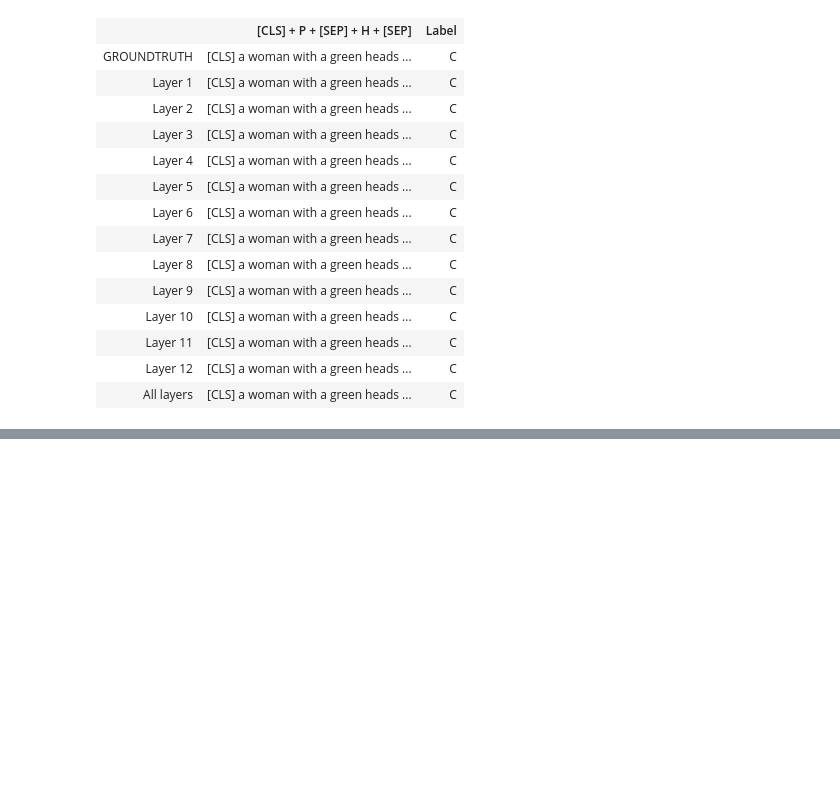
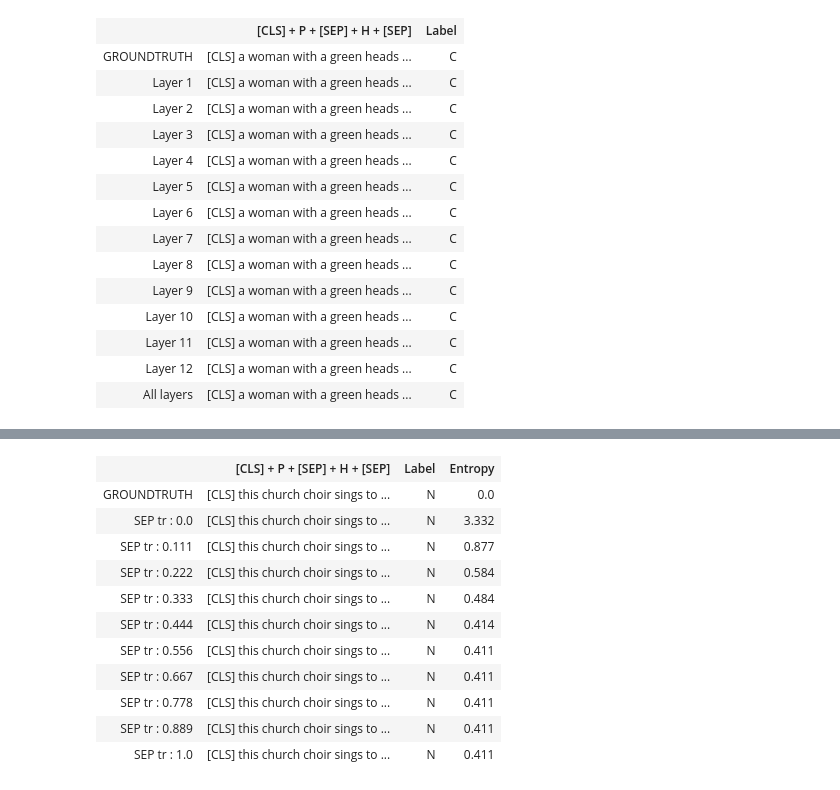
Before and after one commit to lolofo/stage_4_gm, a Jupyter notebook: attention_algorithms/notebooks/cls_study/Construction Visu.ipynb, the cells around one changed output, grey strips where cells are left out. Cells and saved outputs as stored; diff of their text form; code cells hidden in the pictures; blank space fills up the shorter version.

Commit message:
cls_studyé

```diff
--- a/attention_algorithms/notebooks/cls_study/Construction Visu.ipynb
+++ b/attention_algorithms/notebooks/cls_study/Construction Visu.ipynb
@@ -421,0 +426,12 @@ CLS map (keep specials tokens)
+# %%
+import pickle
+dir = os.path.join(".cache", "plots", "cls_study")
+with open(os.path.join(dir, "attention_sep_cls.pickle"), "rb") as f:
+    attention = pickle.load(f)
+# %%
+selection_map = np.maximum(attention["entailement"]["sep_1"].mean(axis=-1), attention["entailement"]["sep_2"].mean(axis=-1))
+selection_map += np.maximum(attention["neutral"]["sep_1"].mean(axis=-1), attention["neutral"]["sep_2"].mean(axis=-1))
+selection_map += np.maximum(attention["contradiction"]["sep_1"].mean(axis=-1), attention["contradiction"]["sep_2"].mean(axis=-1))
+selection_map /= 3
+
+selection_map = torch.tensor(selection_map)
@@ -421,0 +442,75 @@ CLS map (keep specials tokens)
+# %%
+INF = 1e30
+LABELS = ["E", "N", "C"]
+with torch.no_grad():
+
+    display(HTML('<h4>CLS map (keep specials tokens)</h4>'))
+    model_outputs = {}
+
+    for id_batch, elem in enumerate(test_dataloader) :
+
+        if id_batch > 5:
+            break
+
+        ids = elem["input_ids"]
+        masks = elem["attention_masks"]
+        labels = elem["labels"]
+        a_true = elem["annotations"]
+
+
+        # ids of the specials tokens
+        special_tokens = [0, 101, 102]
+        spe_tok_mask = torch.isin(ids, torch.tensor(special_tokens))[0].type(torch.uint8)
+
+        # ids of the punctuation
+        punct = list(range(999, 1037))
+        punct_pos = 1 - torch.isin(ids, torch.tensor(punct)).type(torch.uint8)
+        a_true = torch.mul(a_true, punct_pos) # we don't want the punctuation in our annotation
+        a_true = list(np.array(a_true[0].numpy(), dtype=float))
+
+        m = masks[0].sum() # nb tokens in the sentence
+        tokens = tk.convert_ids_to_tokens(ids[0])[0:m]
+
+        it = 0
+
+        if it == 0:
+            model_outputs["GROUNDTRUTH"] = {
+                '[CLS] + P + [SEP] + H + [SEP]':  [hightlight_txt(tokens = tokens,
+                                                                attention = a_true[0 : m])],
+                'Label':LABELS[labels[0]],
+                'Entropy' : [0.0]
+            }
+
+            it += 1
+
+        output = model(input_ids = ids,
+                       attention_mask = masks)
+
+        # process the attention_tensor
+        attention_tensor = torch.stack(output["outputs"].attentions, dim=1) # shape [b, l, h, T, T]
+        pad = torch.tensor([0])
+        pad_mask = torch.logical_not(torch.isin(ids, pad)).type(torch.uint8).unsqueeze(1).unsqueeze(1).unsqueeze(1).repeat(1, 12, 12, 150, 1)
+        pad_mask = torch.transpose(pad_mask, dim0=3, dim1=4)
+        attention_tensor = torch.mul(attention_tensor, pad_mask)
+
+        tr = np.linspace(0, 1, 10)
+        for t in tr:
+            a_hat = attention_tensor[0, :, :, 0, 0:m]
+            head_layers = (selection_map<=t).type(torch.uint8)
+            head_layers = head_layers.unsqueeze(-1).repeat(1, 1, m)
+            a_hat = torch.mul(a_hat, head_layers)
+            a_hat = a_hat.sum(dim=0).sum(dim=0)
+            a_hat = torch.softmax(a_hat - INF * spe_tok_mask[0: m], dim=-1)
+            a_visu = normalize_attention(attention=a_hat, tokens=tokens)
+
+            model_outputs[f"SEP tr : {np.round(t,3)}"] = {
+                '[CLS] + P + [SEP] + H + [SEP]':  [hightlight_txt(tokens = tokens,
+                                                                attention = a_visu)],
+                'Label':LABELS[labels[0]],
+                'Entropy':[(-a_hat*torch.log(a_hat + 1e-16)).sum().item()]
+
+            }
+
+
+        display(HTML(html_render(model_outputs)))
+# %% [output]
@@ -421,0 +518,12 @@ CLS map (keep specials tokens)
+|  | [CLS] + P + [SEP] + H + [SEP] | Label | Entropy |
+| GROUNDTRUTH | [CLS] this church choir sings to ... | N | 0.0 |
+| SEP tr : 0.0 | [CLS] this church choir sings to ... | N | 3.332 |
+| SEP tr : 0.111 | [CLS] this church choir sings to ... | N | 0.877 |
+| SEP tr : 0.222 | [CLS] this church choir sings to ... | N | 0.584 |
+| SEP tr : 0.333 | [CLS] this church choir sings to ... | N | 0.484 |
+| SEP tr : 0.444 | [CLS] this church choir sings to ... | N | 0.414 |
+| SEP tr : 0.556 | [CLS] this church choir sings to ... | N | 0.411 |
+| SEP tr : 0.667 | [CLS] this church choir sings to ... | N | 0.411 |
+| SEP tr : 0.778 | [CLS] this church choir sings to ... | N | 0.411 |
+| SEP tr : 0.889 | [CLS] this church choir sings to ... | N | 0.411 |
+| SEP tr : 1.0 | [CLS] this church choir sings to ... | N | 0.411 |
```
Also changed, not shown: parts of 8 cells of this notebook, 1 other file.
